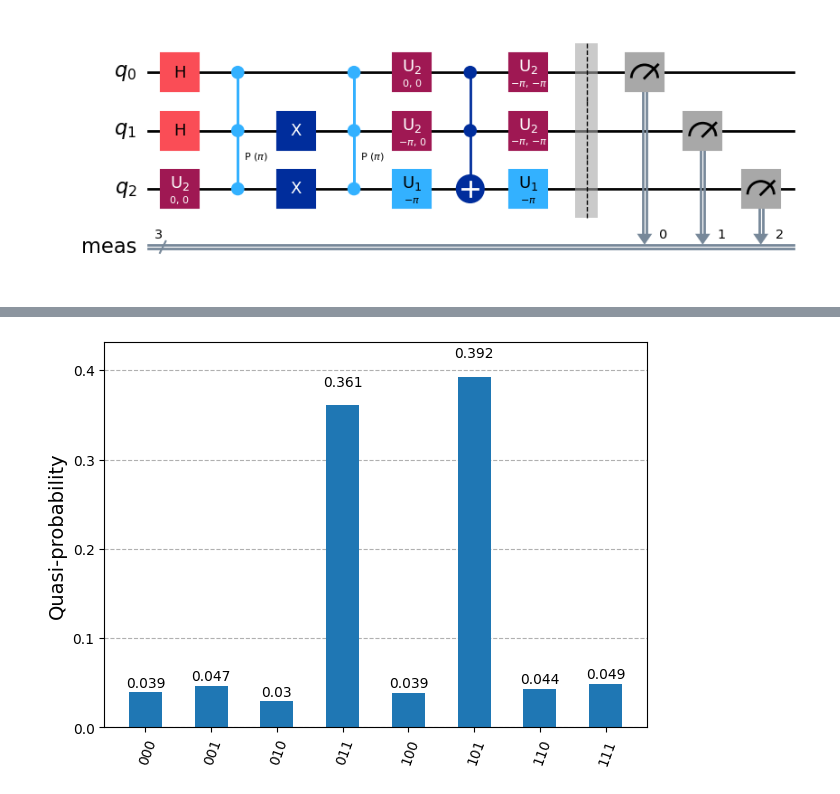
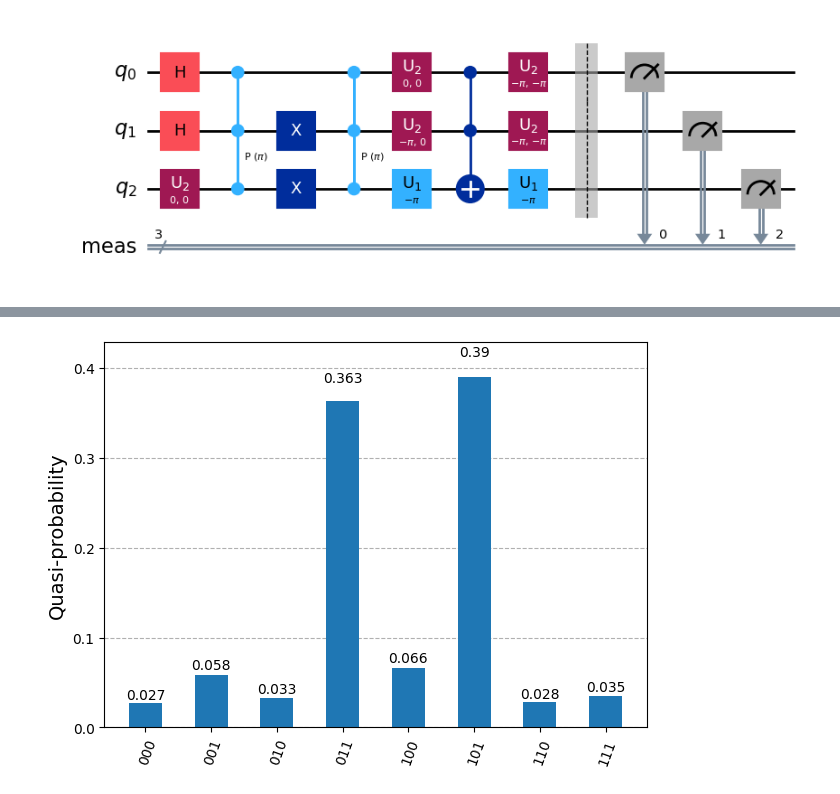
Before and after one commit to luisedseijas/Quantum_computing, a Jupyter notebook: Class_03/03_02.ipynb, the cells around one changed output, grey strips where cells are left out. Cells and saved outputs as stored; diff of their text form; code cells hidden in the pictures.

```diff
--- a/Class_03/03_02.ipynb
+++ b/Class_03/03_02.ipynb
@@ -158,16 +198,16 @@ print(f">>> Job ID: {job.job_id()}")
 # %%
 from qiskit_ibm_runtime import QiskitRuntimeService
 
 service = QiskitRuntimeService(
     channel='ibm_quantum',
     instance='ibm-q/open/main',
     token='bd0b91e744904acd322a103a75e6803c5f96e228ae5958b369339a1e86cf2cf3bfd75065de732a7dc9290665dd3aac53d1ed79f5f3c958b0cd8ecd43006750be'
 )
-job = service.job('cxdkrvvfdnwg008s1v80')
+job = service.job('cxdmeyv6t010008cbte0')
 job_result = job.result()
 
 
 pub_result = job_result[0].data.meas.get_counts()
 plot_distribution(pub_result)
 # %% [output]
-[figure, old version]
+[figure, new version]
```
Also changed, not shown: parts of 5 cells of this notebook.
